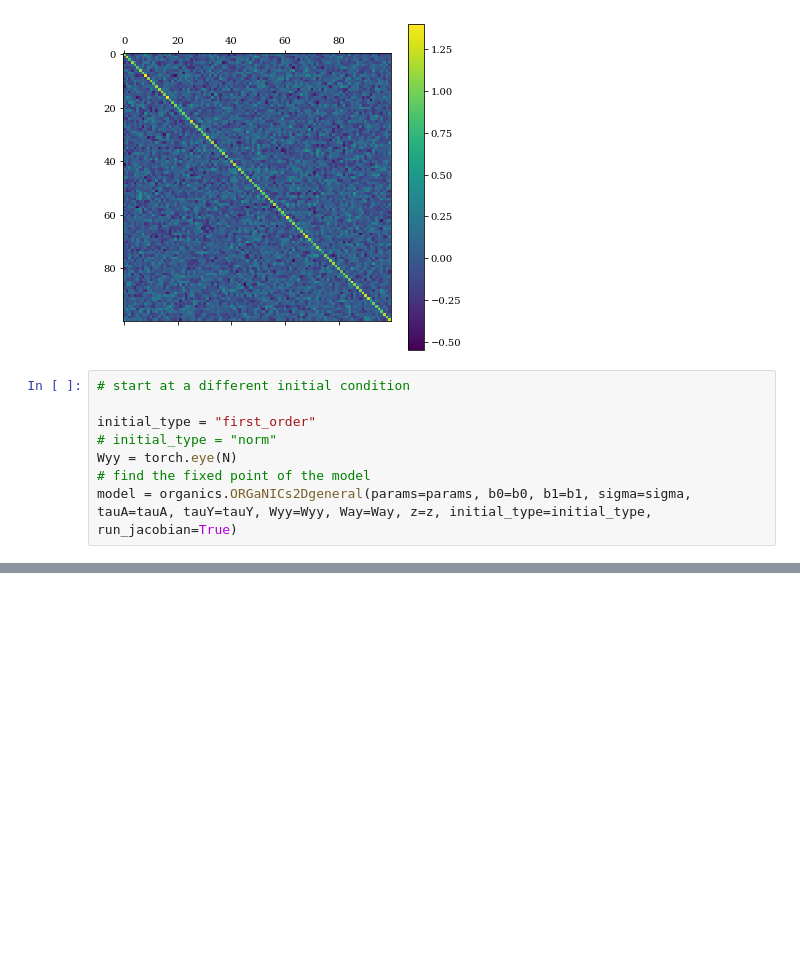
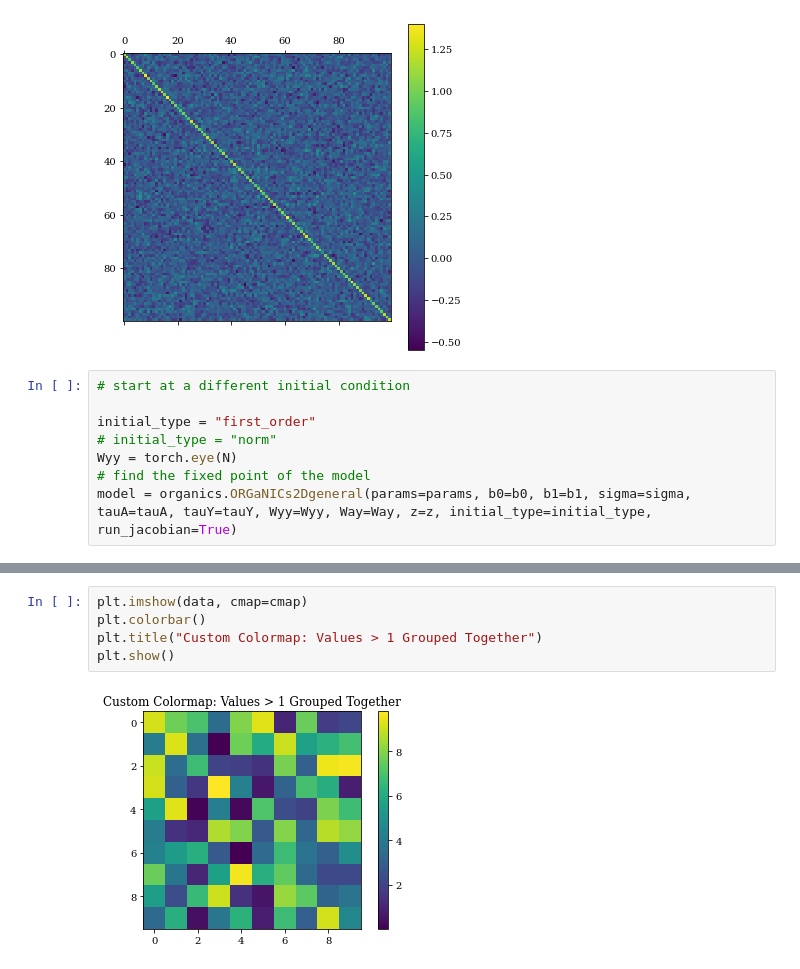
Before and after one commit to shivangrawat/perturbed_organics, a Jupyter notebook: examples/test.ipynb, the cells around one changed output, grey strips where cells are left out. Saved outputs shown, nothing was run; the diff lists cells and outputs as text; blank space fills up the shorter version.

```diff
--- a/examples/test.ipynb
+++ b/examples/test.ipynb
@@ -158,0 +188,7 @@ model = organics.ORGaNICs2Dgeneral(params=params, b0=b0, b1=b1, sigma=sigma, tau
+# %%
+plt.imshow(data, cmap=cmap)
+plt.colorbar()
+plt.title("Custom Colormap: Values > 1 Grouped Together")
+plt.show()
+# %% [output]
+[figure, added]
```
Also changed, not shown: parts of 4 cells of this notebook.
